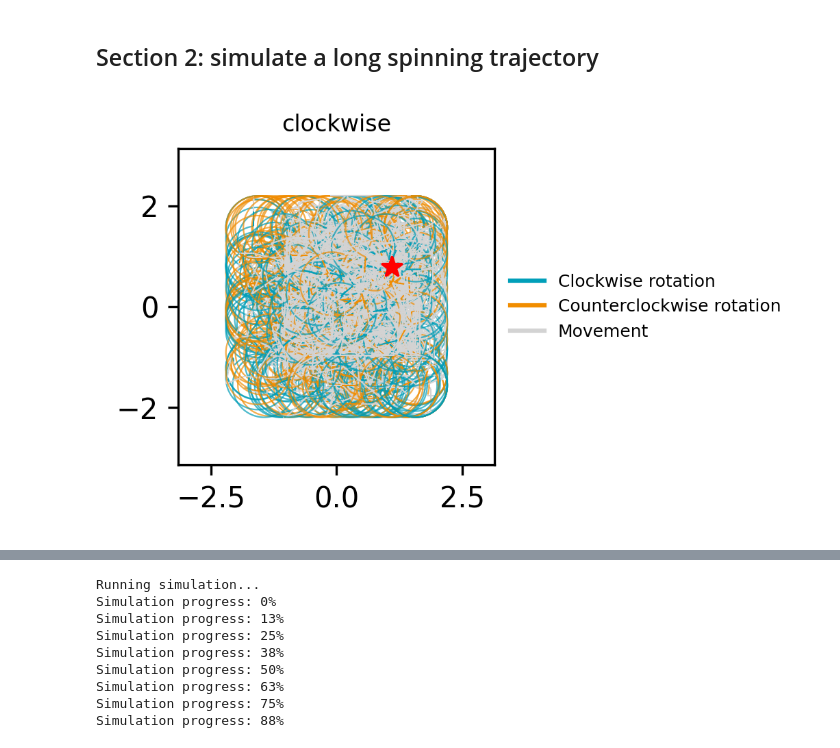
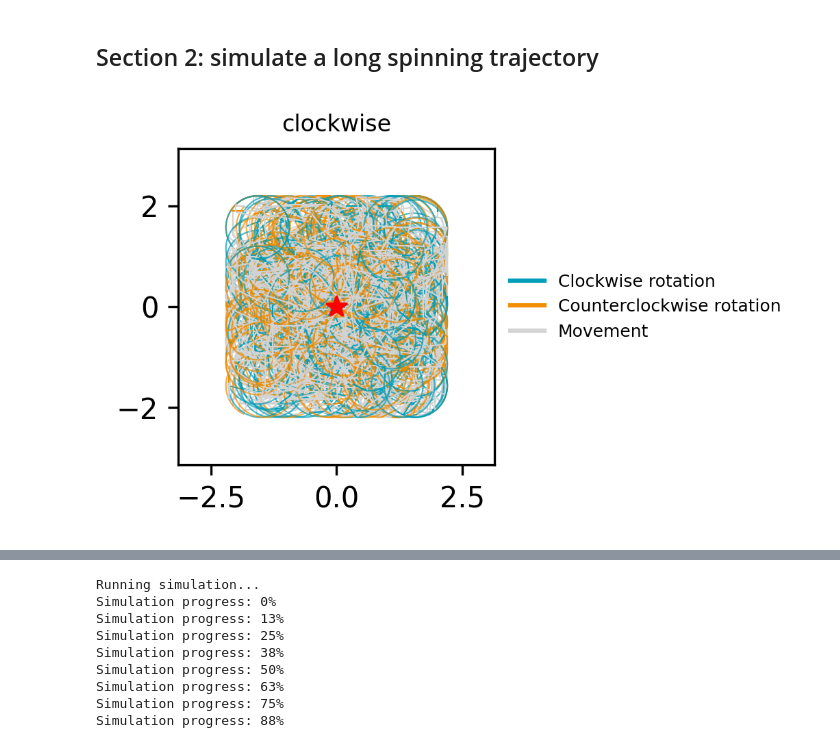
Before and after one commit to ZilongJi/HoneycombSweeps, a Jupyter notebook: HDPCCAN_Sweep_Spinning_behavioralbias.ipynb, the cells around one changed output, grey strips where cells are left out. Drawn from its saved outputs; the diff is of its cells as text; code cells hidden in the pictures.

```diff
--- a/HDPCCAN_Sweep_Spinning_behavioralbias.ipynb
+++ b/HDPCCAN_Sweep_Spinning_behavioralbias.ipynb
@@ -35,6 +36,7 @@ def simulate_honeycomb_movement(
     pos_B = pos_A + stick_length * np.array([np.cos(angle), np.sin(angle)])
     move_angle = np.random.uniform(-np.pi, np.pi)
 
+    A_trajectory = []
     B_trajectory = []
     head_directions = []
     rotation_phases = []
@@ -57,6 +59,7 @@ def simulate_honeycomb_movement(
             pos_A = new_pos_A
             pos_B = pos_A + stick_length * np.array([np.cos(angle), np.sin(angle)])
 
+            A_trajectory.append(pos_A.copy())
             B_trajectory.append(pos_B.copy())
             head_directions.append(angle)
             rotation_phases.append(False)
@@ -69,7 +72,7 @@ def simulate_honeycomb_movement(
         else:
             # Randomly choose rotation direction: +1 (CW) or -1 (CCW)
             direction_flag = np.random.choice([1, -1])
-            rotation_duration = int(np.random.uniform(0.6, 1.0) / dt)
+            rotation_duration = int(np.random.uniform(0.3, 1.0) / dt)
 
             for _ in range(min(rotation_duration, time_steps - step_count)):
                 angle -= direction_flag * rotation_speed  # CW = -rotation
@@ -81,11 +84,15 @@ def simulate_honeycomb_movement(
                 dir_to_goal = np.arctan2(vec_to_goal[1], vec_to_goal[0])
                 angle_diff = ((angle - dir_to_goal + np.pi) % (2 * np.pi)) - np.pi  # Wrap to [-π, π]
 
-                if np.abs(angle_diff) < np.deg2rad(10):  # e.g. 5° threshold
-                    breakTimepoints.append(current_time)  # Record the time when aligned
-                    break  # Stop rotation if aligned
+                # if np.abs(angle_diff) < np.deg2rad(10):  # e.g. 5° threshold
+                #     breakTimepoints.append(current_time)  # Record the time when aligned
+                #     break  # Stop rotation if aligned
 
+                # if (np.abs(angle_diff) > np.deg2rad(170)):
+                #     breakTimepoints.append(current_time)  # Record the time when aligned
+                #     break  # Stop rotation if aligned
 
+                A_trajectory.append((pos_A.copy()+pos_B.copy())/2)
                 B_trajectory.append(pos_B.copy())
                 head_directions.append(angle)
                 rotation_phases.append(True)
@@ -99,6 +106,7 @@ def simulate_honeycomb_movement(
 
             just_rotated = True  # Mark that a rotation just occurred
 
+    A_trajectory = np.array(A_trajectory)
     B_trajectory = np.array(B_trajectory)
     head_directions = np.array(head_directions)
     rotation_phases = np.array(rotation_phases)
@@ -111,11 +119,15 @@ def simulate_honeycomb_movement(
     dt_new = 0.001
     time_upsampled = np.arange(0, time_original[-1] + dt_new, dt_new)
 
+    interp_A_x = interp1d(time_original, A_trajectory[:, 0], kind='linear', fill_value="extrapolate")
+    interp_A_y = interp1d(time_original, A_trajectory[:, 1], kind='linear', fill_value="extrapolate")
     interp_B_x = interp1d(time_original, B_trajectory[:, 0], kind='linear', fill_value="extrapolate")
     interp_B_y = interp1d(time_original, B_trajectory[:, 1], kind='linear', fill_value="extrapolate")
     interp_head_dir = interp1d(time_original, head_directions, kind='linear', fill_value="extrapolate")
     interp_speeds = interp1d(time_original, speeds, kind='linear', fill_value="extrapolate")
 
+    # Interpolate all trajectories and parameters
+    A_trajectory_upsampled = np.vstack((interp_A_x(time_upsampled), interp_A_y(time_upsampled))).T
     B_trajectory_upsampled = np.vstack((interp_B_x(time_upsampled), interp_B_y(time_upsampled))).T
     head_directions_upsampled = interp_head_dir(time_upsampled)
     speeds_upsampled = interp_speeds(time_upsampled)
@@ -138,6 +150,7 @@ def simulate_honeycomb_movement(
     break_indices = np.searchsorted(time_upsampled, breakTimepoints)
 
     return (
+        A_trajectory_upsampled,
         B_trajectory_upsampled,
         head_directions_upsampled,
         MVDirection,
@@ -152,7 +165,7 @@ def simulate_honeycomb_movement(
 # %% [markdown]
 ## Section 1: Generate simple trajectory to test model parameters
 # %%
-np.random.seed(42)  # For reproducibility
+# np.random.seed(42)  # For reproducibility
 
 #--------------------------simulate trajectory---------------------------
 goal_loc = [-0.5*np.pi, 0.5*np.pi]
@@ -169,7 +182,7 @@ results = simulate_honeycomb_movement(total_time=1,
                                     stick_length = 0.2,
                                     goal_loc=goal_loc_in_traj)
 
-Animal_location_all, Head_direction_all, MV_direction_all, Dir2Goal_all, Animal_speed_all, rotation_phases, time_upsampled, Animal_Vel_all, Rotation_direction_all, break_indices = results
+Animal_center_all, Animal_location_all, Head_direction_all, MV_direction_all, Dir2Goal_all, Animal_speed_all, rotation_phases, time_upsampled, Animal_Vel_all, Rotation_direction_all, break_indices = results
 
 Animal_location_all = Animal_location_all*np.pi-0.5*np.pi
 Animal_speed_all = Animal_speed_all/1000
@@ -206,7 +219,7 @@ HD_net = HD_cell_L1(num=100,
                     z_max=bm.pi,
                     goal_a=0.4,
                     goal_A=3.0,
-                    topdown=True)
+                    topdown=False)
 
 #layer 2
 PC_net = PC_cell_L2(noise_stre = noise_stre,
@@ -214,7 +227,7 @@ PC_net = PC_cell_L2(noise_stre = noise_stre,
                     tau = 10.,
                     tau_v = 100.,
                     mbar = mbar_pc,
-                    a = 1.0,
+                    a = 0.5,
                     A = 5,
                     td_A = 5,
                     J0 = 10.0,
@@ -327,7 +340,7 @@ Simulation progress: 0%
 # %%
 # Seed for reproducibility
 # np.random.seed(111)
-goal_loc = [0.35*np.pi, 0.25*np.pi]
+goal_loc = [0.0*np.pi, 0.0*np.pi]
 
 goal_loc_in_traj = np.array(goal_loc)/np.pi + 0.5
 
@@ -340,8 +353,10 @@ results = simulate_honeycomb_movement(total_time=400,
                                     stick_length = 0.2,
                                     goal_loc=goal_loc_in_traj)
 
-Animal_location_all, Head_direction_all, MV_direction_all, Dir2Goal_all, Animal_speed_all, rotation_phases, time_upsampled, Animal_Vel_all, Rotation_direction_all, break_indices = results
+Animal_center_all, Animal_location_all, Head_direction_all, MV_direction_all, Dir2Goal_all, Animal_speed_all, rotation_phases, time_upsampled, Animal_Vel_all, Rotation_direction_all, break_indices = results
 
+
+Animal_center_all = Animal_center_all*np.pi-0.5*np.pi
 Animal_location_all = Animal_location_all*np.pi-0.5*np.pi
 Animal_speed_all /= 1000
 
@@ -366,31 +381,31 @@ for i in range(len(Animal_location_all) - 1):
         colors.append('lightgrey')      # Movement phase
 
 # Add to plot
 lc = LineCollection(segments, colors=colors, linewidths=0.5, alpha=1)
 ax.add_collection(lc)
 ax.set_aspect('equal')
 ax.set_xlim(-np.pi, np.pi)
 ax.set_ylim(-np.pi, np.pi)
 
 # Plot goal location
 ax.scatter(goal_loc[0], goal_loc[1], color='red', marker='*', s=50, zorder=10)
 
 ax.set_title(direction, fontsize=8)
 
 # Define custom legend handles
 legend_elements = [
     Line2D([0], [0], color='#009FB9', lw=1.5, label='Clockwise rotation'),
     Line2D([0], [0], color='#F18D00', lw=1.5, label='Counterclockwise rotation'),
     Line2D([0], [0], color='lightgrey', lw=1.5, label='Movement')
 ]
 
 # Add legend outside the plot box (right side)
 ax.legend(handles=legend_elements,
           loc='center left',
           bbox_to_anchor=(1.0, 0.5),
           frameon=False,
           fontsize=6)
 
 plt.tight_layout()
 # %% [output]
-[figure, old version]
+[figure, new version]
```
Also changed, not shown: parts of 24 cells of this notebook, 1 other file.
